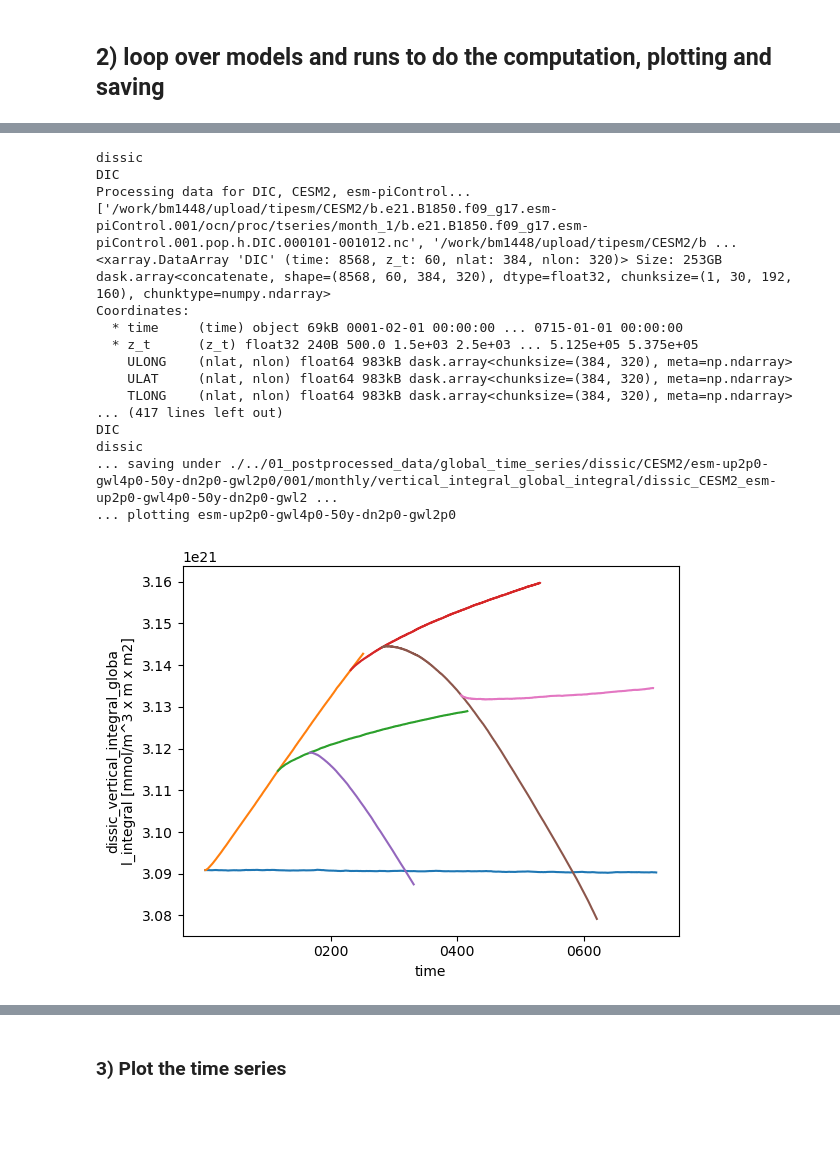
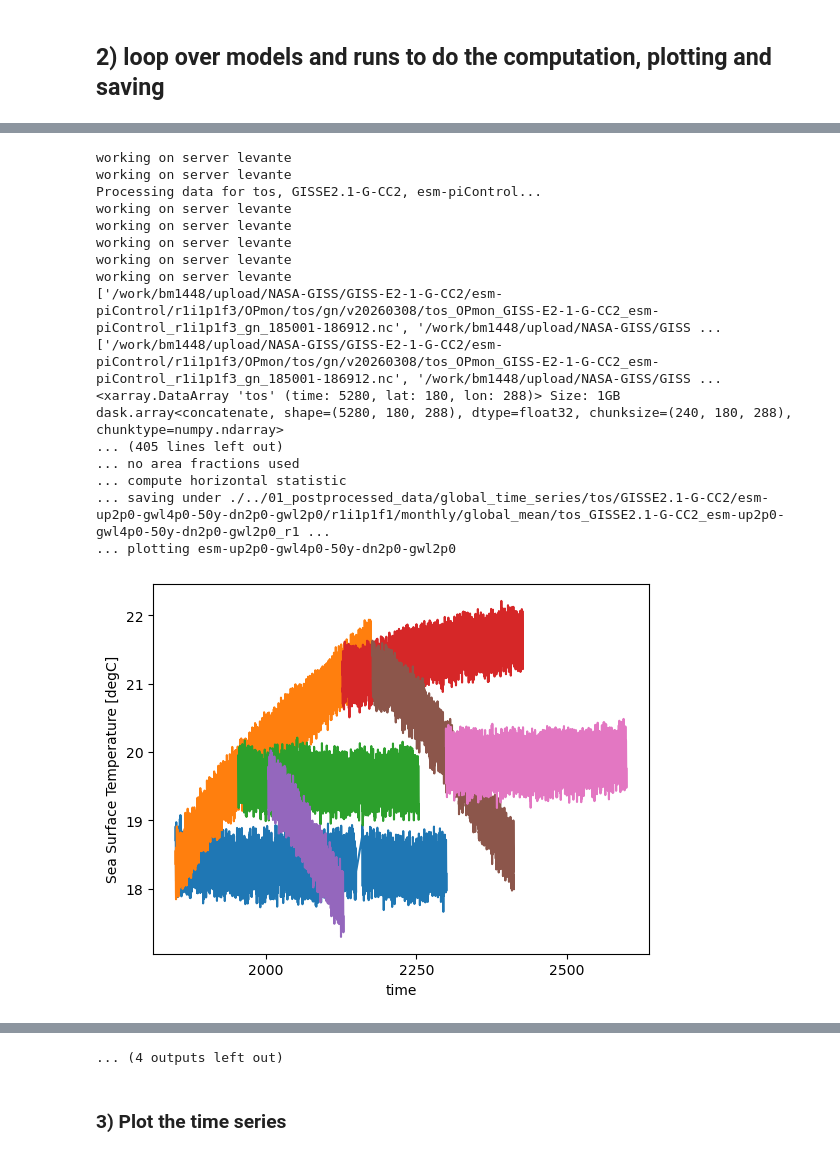
Before and after one commit to eikekoehn/TIPMIP_carbon_cycle, a Jupyter notebook: 01_postprocessing/calc_time_series_of_global_statistic.ipynb, the cells around one changed output, grey strips where cells are left out. Cells and saved outputs as stored; diff of their text form; code cells hidden in the pictures; blank space fills up the shorter version.

Commit message:
changes from levante

```diff
--- a/01_postprocessing/calc_time_series_of_global_statistic.ipynb
+++ b/01_postprocessing/calc_time_series_of_global_statistic.ipynb
@@ -59,9 +59,9 @@ def get_vert_stat(varia,default=True):
 # %%
 #stat = 'integral'#'mean'
 freq_input = 'monthly'#'monthly'#'yearly'#, 'yearly', 'daily'] #freq_output = 'monthly'#, 'yearly', 'daily', 'climatology', None]
-varias = ['dissic']#['intpp','intdic']#['tos','fgco2']#['tas','npp','nbp','cSoil','cVeg','cLand','co2mass','intdic','intpp','tos','fgco2'] #'co2mass']#,'fco2antt']#,'intdic'] #['dissic']#['intpp','npp','tas','tos','fgco2','nbp','fco2antt','cLand','cVeg','cSoil','npp','co2mass',]#['co2']#['co2mass']#['cSoilFast','cSoilMedium','cSoilSlow']#['epc100','cLand','cVeg','nbp','intpp','npp']#,'fgco2',''epc100']#['epc100','fgco2','intpp','tos']#['npp','cSoil','cLand','cVeg']#['fgco2','tas']#['epc100']#['fgco2','intpp','npp','cLand']#['co2s']#['intpp','chlos','epc100']#['cLand','cVeg','cSoil','npp','co2mass','tas','tos','fgco2','nbp','fco2antt','intpp','npp','cLand','cVeg','cSoil','intdic']#['npp','cLand','fgco2','nbp','fco2antt']#'fco2antt']#['tas','nbp','fgco2','fco2antt','co2mass','tos','npp']#]#['intpp','npp','tos'] # ['fgco2','nbp','cLand','dissic','cSoil','cVeg','cLitter','cCwd']#  # 'tas',                ,'co2mass']#['fgco2']#['nbp']#['nbp','cLand'] #['nbp']#['nbp']#['fco2antt']#['cLand','cSoil','cVeg','cLitter','cCwd']#['cLitter']#'cCwd',#['cLand']#['cSoil','cVeg']#['cLitter']#['cCwd']#['cSoil','cVeg']#'cLand',#['tas','nbp','npp','tos','fgco2','intpp']
-models = ['CESM2']#['UKESM1-2']#['EC-Earth3-ESM-1']#['GISSE2.1-G-CC2']#['UKESM1-2']#['GISSE2.1-G-CC2']#['IPSL-CM6-ESMCO2']#['NorESM2-LM']##['GISSE2.1-G-CC2']#['CESM2']#['ACCESS-ESM1-5'] #['ACCESS-ESM1-5']#['IPSL-CM6-ESMCO2']#['NorESM2-LM']#['IPSL-CM6-ESMCO2','NorESM2-LM','GFDL-ESM2M']#['MIROC-ES2L'] ['IPSL-CM6-ESMCO2']#['EC-Earth3-ESM-1']#['UKESM1-2']#['IPSL-CM6-ESMCO2']#['IPSL-CM6-ESMCO2']#[]#['GISSE2.1-G-CC2']#['EC-Earth3-ESM-1']#,'UKESM1-2']#['NorESM2-LM']#['GFDL-ESM2M']#['IPSL-CM6-ESMCO2']#['UKESM1-2']#['IPSL-CM6-ESMCO2','NorESM2-LM','GFDL-ESM2M'] # ,
-runs = pruns.get_run_list('tipmip_tier1')#[1:2]#[2:]#[-1:]#[:1]#[5:]#[1:]#[:-1]#[:1]#[-1:]#[:1]#[:1]#[1:]#[-1:] #
+varias = ['tos','fgco2','intpp','intdic','npp','nbp','cSoil','cVeg','cLand','co2mass']#['tas']#['intpp','intdic']##['tas','npp','nbp','cSoil','cVeg','cLand','co2mass','intdic','intpp','tos','fgco2'] #'co2mass']#,'fco2antt']#,'intdic'] #['dissic']#['intpp','npp','tas','tos','fgco2','nbp','fco2antt','cLand','cVeg','cSoil','npp','co2mass',]#['co2']#['co2mass']#['cSoilFast','cSoilMedium','cSoilSlow']#['epc100','cLand','cVeg','nbp','intpp','npp']#,'fgco2',''epc100']#['epc100','fgco2','intpp','tos']#['npp','cSoil','cLand','cVeg']#['fgco2','tas']#['epc100']#['fgco2','intpp','npp','cLand']#['co2s']#['intpp','chlos','epc100']#['cLand','cVeg','cSoil','npp','co2mass','tas','tos','fgco2','nbp','fco2antt','intpp','npp','cLand','cVeg','cSoil','intdic']#['npp','cLand','fgco2','nbp','fco2antt']#'fco2antt']#['tas','nbp','fgco2','fco2antt','co2mass','tos','npp']#]#['intpp','npp','tos'] # ['fgco2','nbp','cLand','dissic','cSoil','cVeg','cLitter','cCwd']#  # 'tas',                ,'co2mass']#['fgco2']#['nbp']#['nbp','cLand'] #['nbp']#['nbp']#['fco2antt']#['cLand','cSoil','cVeg','cLitter','cCwd']#['cLitter']#'cCwd',#['cLand']#['cSoil','cVeg']#['cLitter']#['cCwd']#['cSoil','cVeg']#'cLand',#['tas','nbp','npp','tos','fgco2','intpp']
+models = ['GISSE2.1-G-CC2']#['CESM2']#['UKESM1-2']#['EC-Earth3-ESM-1']#['GISSE2.1-G-CC2']#['UKESM1-2']#['IPSL-CM6-ESMCO2']#['NorESM2-LM']##['GISSE2.1-G-CC2']#['CESM2']#['ACCESS-ESM1-5'] #['ACCESS-ESM1-5']#['IPSL-CM6-ESMCO2']#['NorESM2-LM']#['IPSL-CM6-ESMCO2','NorESM2-LM','GFDL-ESM2M']#['MIROC-ES2L'] ['IPSL-CM6-ESMCO2']#['EC-Earth3-ESM-1']#['UKESM1-2']#['IPSL-CM6-ESMCO2']#['IPSL-CM6-ESMCO2']#[]#['GISSE2.1-G-CC2']#['EC-Earth3-ESM-1']#,'UKESM1-2']#['NorESM2-LM']#['GFDL-ESM2M']#['IPSL-CM6-ESMCO2']#['UKESM1-2']#['IPSL-CM6-ESMCO2','NorESM2-LM','GFDL-ESM2M'] # ,
+runs = pruns.get_run_list('tipmip_tier1')#[-2:]#[2:]#[-1:]#[:1]#[5:]#[1:]#[:-1]#[:1]#[-1:]#[:1]#[:1]#[1:]#[-1:] #
 
 #server='spirit'#'levante'#'spirit'#
 outroot = './../01_postprocessed_data/global_time_series'
@@ -87,17 +90,25 @@ for varia in varias:
         mgrab = MODELgrabber.get_grabber(model)
         stat = get_stat(varia,model)
         vert_stat = get_vert_stat(varia,default=True)
-        member = mgrab.get_member()
 
         global_stats = dict()
         for run in runs:
+
+            if model == 'GISSE2.1-G-CC2':
+                member = mgrab.get_member(run)
+            else:
+                member = mgrab.get_member()
+
 
             if model == 'CESM2':
                 print(varia)
                 varia = mgrab.varia_mapper_cmor_to_model(varia)
                 print(varia)
 
-            domain = mgrab.get_domain(varia,freq_input)
+            if model == 'GISSE2.1-G-CC2':
+                domain = mgrab.get_domain(varia,freq_input,run)
+            else:
+                domain = mgrab.get_domain(varia,freq_input)
 
             print(f'Processing data for {varia}, {model}, {run}...')
 
@@ -178,7 +189,10 @@ for varia in varias:
             if stat is not None:
                 # get the area_weights
                 print(f'... getting area weights.')
-                area_weights = mgrab.get_area(varia,freq_input)
+                if model == 'GISSE2.1-G-CC2':
+                    area_weights = mgrab.get_area(varia,freq_input,run)
+                else:
+                    area_weights = mgrab.get_area(varia,freq_input)
                 #area_weights.plot();plt.show()
                 #print(area_weights.lat)
 
@@ -246,47 +260,47 @@ for varia in varias:
             else:
                 global_stat.attrs["grid_cell_fractions"] = f"sftlf or sftof are not considered when calculating {varia} {stat}."
 
             # save the data
             if vert_stat is None:
                 infix = ''
             else:
                 infix = f'vertical_{vert_stat}_'
             save_dir = f'{outroot}/{varia}/{model}/{run}/{member}/{freq_input}/{infix}global_{stat}'
             os.makedirs(save_dir,exist_ok=True)
             save_string = f'{save_dir}/{varia}_{model}_{run}_{member}_{infix}global_{stat}.nc'
             print(f'... saving under {save_string}')
 
             global_stat = global_stat.compute()
 
             #print(global_stat)
             #encoding = {global_stat.name: {"dtype": "float32", "zlib": True, "complevel": 4}}
             global_stat.to_netcdf(save_string, mode="w")#,encoding=encoding)
 
             # keep in a local dictionary for plotting
             global_stats[run] = global_stat
 
             #for key in global_stats.keys():
             print(f'... plotting {run}')
             global_stats[run].plot()
             print(' ')
 
         plt.show()
 # %% [output]
-dissic
-DIC
-Processing data for DIC, CESM2, esm-piControl...
-['/work/bm1448/upload/tipesm/CESM2/b.e21.B1850.f09_g17.esm-piControl.001/ocn/proc/tseries/month_1/b.e21.B1850.f09_g17.esm-piControl.001.pop.h.DIC.000101-001012.nc', '/work/bm1448/upload/tipesm/CESM2/b ...
-<xarray.DataArray 'DIC' (time: 8568, z_t: 60, nlat: 384, nlon: 320)> Size: 253GB
-dask.array<concatenate, shape=(8568, 60, 384, 320), dtype=float32, chunksize=(1, 30, 192, 160), chunktype=numpy.ndarray>
-Coordinates:
-  * time     (time) object 69kB 0001-02-01 00:00:00 ... 0715-01-01 00:00:00
-  * z_t      (z_t) float32 240B 500.0 1.5e+03 2.5e+03 ... 5.125e+05 5.375e+05
-    ULONG    (nlat, nlon) float64 983kB dask.array<chunksize=(384, 320), meta=np.ndarray>
-    ULAT     (nlat, nlon) float64 983kB dask.array<chunksize=(384, 320), meta=np.ndarray>
-    TLONG    (nlat, nlon) float64 983kB dask.array<chunksize=(384, 320), meta=np.ndarray>
-... (417 lines left out)
-DIC
-dissic
-... saving under ./../01_postprocessed_data/global_time_series/dissic/CESM2/esm-up2p0-gwl4p0-50y-dn2p0-gwl2p0/001/monthly/vertical_integral_global_integral/dissic_CESM2_esm-up2p0-gwl4p0-50y-dn2p0-gwl2 ...
+working on server levante
+working on server levante
+Processing data for tos, GISSE2.1-G-CC2, esm-piControl...
+working on server levante
+working on server levante
+working on server levante
+working on server levante
+working on server levante
+['/work/bm1448/upload/NASA-GISS/GISS-E2-1-G-CC2/esm-piControl/r1i1p1f3/OPmon/tos/gn/v20260308/tos_OPmon_GISS-E2-1-G-CC2_esm-piControl_r1i1p1f3_gn_185001-186912.nc', '/work/bm1448/upload/NASA-GISS/GISS ...
+['/work/bm1448/upload/NASA-GISS/GISS-E2-1-G-CC2/esm-piControl/r1i1p1f3/OPmon/tos/gn/v20260308/tos_OPmon_GISS-E2-1-G-CC2_esm-piControl_r1i1p1f3_gn_185001-186912.nc', '/work/bm1448/upload/NASA-GISS/GISS ...
+<xarray.DataArray 'tos' (time: 5280, lat: 180, lon: 288)> Size: 1GB
+dask.array<concatenate, shape=(5280, 180, 288), dtype=float32, chunksize=(240, 180, 288), chunktype=numpy.ndarray>
+... (405 lines left out)
+... no area fractions used
+... compute horizontal statistic
+... saving under ./../01_postprocessed_data/global_time_series/tos/GISSE2.1-G-CC2/esm-up2p0-gwl4p0-50y-dn2p0-gwl2p0/r1i1p1f1/monthly/global_mean/tos_GISSE2.1-G-CC2_esm-up2p0-gwl4p0-50y-dn2p0-gwl2p0_r1 ...
 ... plotting esm-up2p0-gwl4p0-50y-dn2p0-gwl2p0
-[figure, old version]
+[figure, new version]
@@ -310,3 +397,4 @@ KeyboardInterrupt
+... (4 outputs left out)
 # %% [markdown]
 ### 3) Plot the time series
 # %%
```
Also changed, not shown: parts of 2 cells of this notebook, 9 other files.
